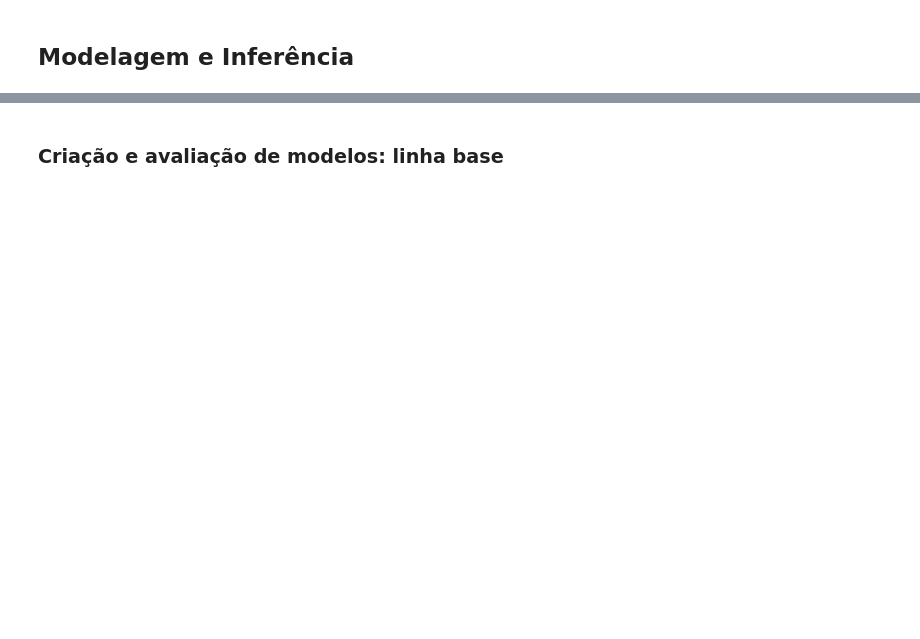
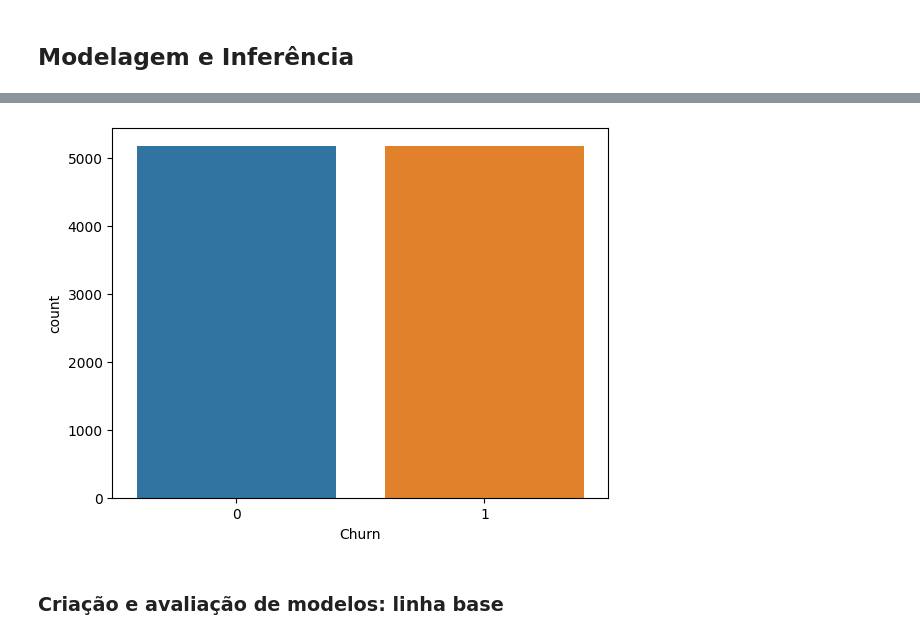
Before and after one commit to simonefmr/global_emissions, a Jupyter notebook: Sprint2_MVP_A.ipynb, the cells around one changed output, grey strips where cells are left out. Drawn from its saved outputs; the diff is of its cells as text; code cells hidden in the pictures; blank space fills up the shorter version.

```diff
--- a/Sprint2_MVP_A.ipynb
+++ b/Sprint2_MVP_A.ipynb
@@ -173,7 +216,7 @@ smt = SMOTE(random_state=123)
 X, y = smt.fit_resample(X, y)
 
 #junção dos dados balanceados
-dados_final = pd.concat([X, y], axis=1)
+dataset_final = pd.concat([X, y], axis=1)
 
 #verificação 1 - junção dos dados
-dados_final.head(2)
+dataset_final.head(2)
@@ -180,3 +228,8 @@ dados_final.head(2)
+# %%
+#verificação 2 - balanceamento
+ax = sns.countplot(x='Churn', data=dataset_final)
+# %% [output]
+[figure, added]
 # %% [markdown]
 ### Criação e avaliação de modelos: linha base
 # %%
```
Also changed, not shown: parts of 13 cells of this notebook.
